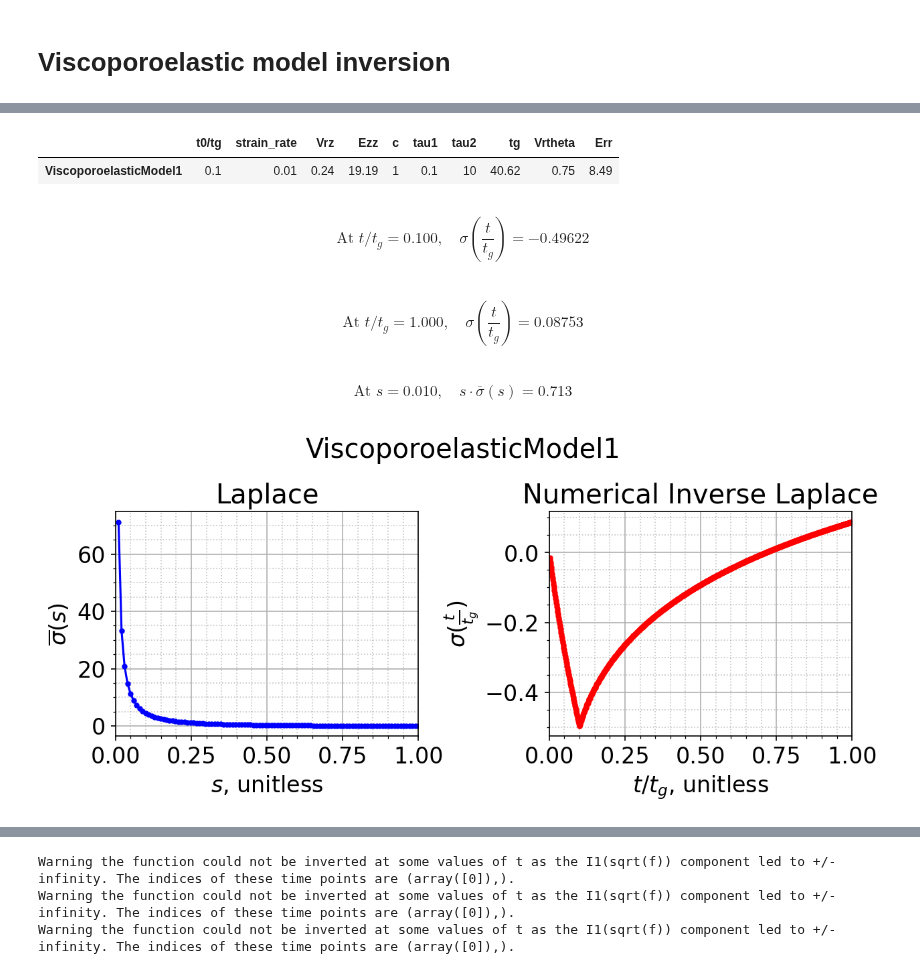
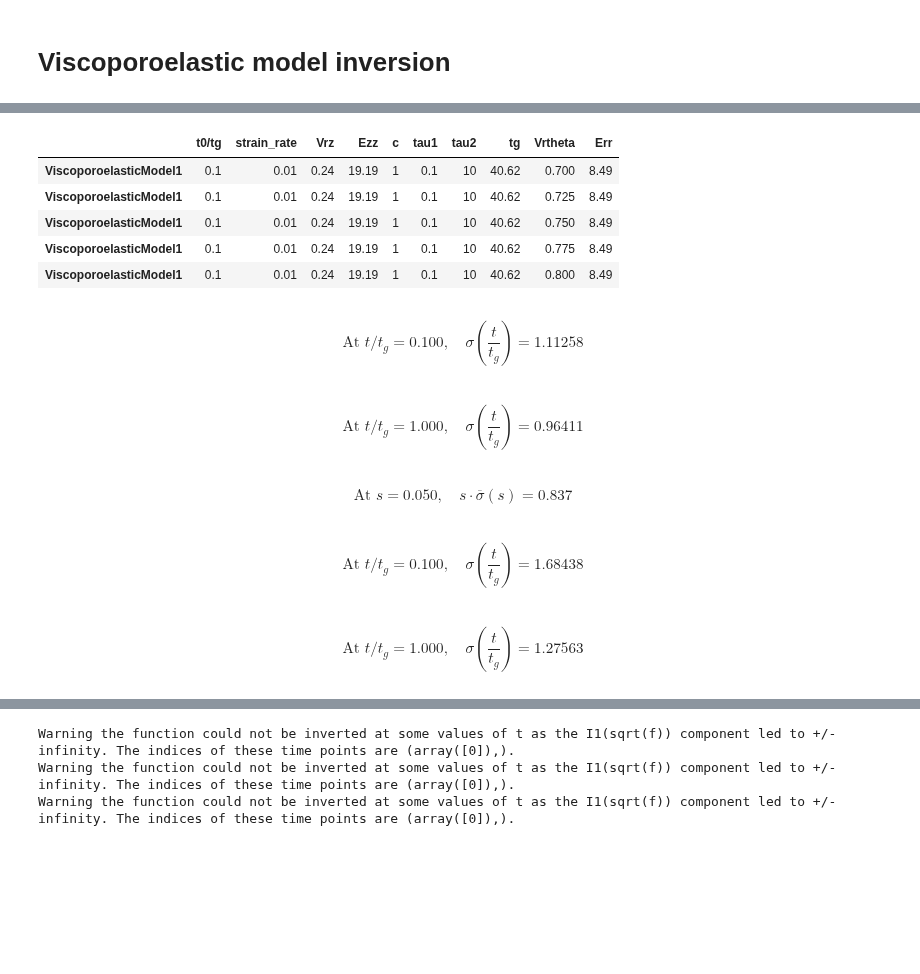
Before and after one commit to ryerrabelli/Yerrabelli-Spector-Poroelastic-Model-Code, a Jupyter notebook: src/ViscoporoelasticInversion.ipynb, the cells around one changed output, grey strips where cells are left out. Drawn from its saved outputs; the diff is of its cells as text; code cells hidden in the pictures; blank space fills up the shorter version.

```diff
--- a/src/ViscoporoelasticInversion.ipynb
+++ b/src/ViscoporoelasticInversion.ipynb
@@ -103,7 +103,7 @@ importlib.reload(viscoporoelastic_model)
 from viscoporoelastic_model import ViscoporoelasticModel1
 
 #warnings.simplefilter('error') # throws all warnings as errors
-#%pdb on
+%pdb on
 
 #@markdown Predefined constants
 ViscoporoelasticModel1.t0_tg = 0.1 #@param {type:"number"} ; # 10 percent
@@ -113,27 +113,35 @@ ViscoporoelasticModel1.strain_rate = 0.01 #@param {type:"number"} ; # 1 percent
 ViscoporoelasticModel1.Vrz = 0.24 #@param {type:"number"} ; # Not actually v, but greek nu (represents Poisson's ratio)
 ViscoporoelasticModel1.Ezz =   19.19 #@param {type:"number"} ; # Note- don't mix up Ezz with epszz
 
-vpe = ViscoporoelasticModel1()
 #@markdown Fitted parameters (to be determined by experimental fitting to the unknown material)
 ## Fitted parameters (to be determined by experimental fitting to
 # the unknown material)
-vpe.c =   1 #@param {type:"number"} ;
-vpe.tau1 =  0.1 #@param {type:"number"} ;  # units = sec
-vpe.tau2 =  10 #@param {type:"number"} ;  # units = sec
+c =   1 #@param {type:"number"} ;
+tau1 =  0.1 #@param {type:"number"} ;  # units = sec
+tau2 =  10 #@param {type:"number"} ;  # units = sec
 #tau = [tau1, tau2];
 #tau = [1 1];
-vpe.tg=40.62 #@param {type:"number"}; #in units of s   # for porosity_sp == 0.5
-vpe.Vrtheta =  0.75 #@param {type:"number"}; # Not actually v, but greek nu (represents Poisson's ratio)
-vpe.Err =  8.49 #@param {type:"number"};
+tg=40.62 #@param {type:"number"}; #in units of s   # for porosity_sp == 0.5
+Vrtheta =  0.75 #@param {type:"number"}; # Not actually v, but greek nu (represents Poisson's ratio)
+Err =  8.49 #@param {type:"number"};
 
-tg = vpe.tg
-t0_tg = vpe.t0_tg
+VPEs = [(ViscoporoelasticModel1(c=c,
+                               tau1=tau1,
+                               tau2=tau2,
+                               tg=tg,
+                               Vrtheta=Vrtheta,
+                               Err=Err), fr"$V_{{r\theta}}={Vrtheta}$")
+                              for Vrtheta in [0.7, 0.725, 0.75, 0.775, 0.8]]
+
+t0_tg = VPEs[0][0].t0_tg
 
 """
 func = []
+import copy
 func.append(vpe.laplace_value)
-vpe.Vrtheta =  0.7
-func.append(vpe.laplace_value)
+vpeB = copy.deepcopy(vpe)
+vpeB.Vrtheta =  0.7
+func.append(vpeB.laplace_value)
 """
 
 # inputting a value of time=0 doesn't error (just returns None/NaN), but takes longer (about 2x as much) on python; not really MATLAB though
@@ -141,29 +149,38 @@ func.append(vpe.laplace_value)
 plot_times = np.linspace(0.001, 1, num=1001, endpoint=True)*tg
 #input_times = np.concatenate((plot_times, np.array([5,10,20])*tg))
 input_times = plot_times
-func = vpe.laplace_value
+#func = vpe.laplace_value
+func = [vpe.laplace_value for vpe, label in VPEs]
+func_labels = [label for vpe, label in VPEs]
 func_name = {"t":r"$\sigma(\frac{t}{t_g})$", "s":r"$\overline{\sigma}(s)$"}
 x_names   = {"t":"$t/t_g$, unitless", "s":"$s$, unitless"}
-plot_s = np.linspace(0.01, 1, num=101, endpoint=True)
+plot_s = np.linspace(0.05, 1, num=96, endpoint=True)
 input_s = np.concatenate((plot_s, np.array([0.001])))
 
 
 plt.rc('font', size=16)  # default font size is 10
-fig, laplace_vals, inverted_vals_numerical, inverted_vals_analytical=plotting.plot_laplace_analysis(
+fig, laplace_vals_all, inverted_vals_numerical_all, inverted_vals_analytical_all=plotting.plot_laplace_analysis(
     func=func, func_name=func_name, x_names=x_names, input_s=input_s, plot_s=plot_s,
-    input_times=input_times, plot_times=plot_times, time_const=tg, model_name = vpe.get_model_name())
+    input_times=input_times, plot_times=plot_times, time_const=tg,
+    model_name = VPEs[0][0].get_model_name(), func_labels = func_labels)
 
+for vpe, label in VPEs:
+  df1 = pd.DataFrame({'Constant':vpe.get_predefined_constant_names(),'Value':vpe.get_predefined_constants()})
+  df2 = pd.DataFrame({'Fitted':vpe.get_fitted_parameter_names(),'Value':vpe.get_fitted_parameters()})
+  df3 = pd.DataFrame({'Value':vpe.get_predefined_constants()+vpe.get_fitted_parameters(),"Category":vpe.get_var_categories()}, index=vpe.get_predefined_constant_names()+vpe.get_fitted_parameter_names())
+  #display(df3)
 
-df1 = pd.DataFrame({'Constant':vpe.get_predefined_constant_names(),'Value':vpe.get_predefined_constants()})
-df2 = pd.DataFrame({'Fitted':vpe.get_fitted_parameter_names(),'Value':vpe.get_fitted_parameters()})
-df3 = pd.DataFrame({'Value':vpe.get_predefined_constants()+vpe.get_fitted_parameters(),"Category":vpe.get_var_categories()}, index=vpe.get_predefined_constant_names()+vpe.get_fitted_parameter_names())
-#display(df3)
-display(pd.DataFrame(vpe.get_all_names_and_vars(),index=[vpe.get_model_name()]))
+#df_params = pd.DataFrame(vpe.get_all_names_and_vars(),index=[vpe.get_model_name()])
+#df_params = pd.DataFrame([vpe.get_all_names_and_vars() for vpe, label in VPEs], index=[vpe.get_model_name() + "-" + label for vpe, label in VPEs])
+#df_params = pd.DataFrame([{**vpe.get_all_names_and_vars(), **{"lab":label}} for vpe, label in VPEs], index=[vpe.get_model_name() + "-" + label for vpe, label in VPEs])
+df_params = pd.DataFrame([vpe.get_all_names_and_vars() for vpe, label in VPEs], index=[vpe.get_model_name() for vpe, label in VPEs])
+display(df_params)
 
 #output = r"\sigma(\frac{t}{tg})=0.7793021503277179 \text{ at } t/tg=150"
 #display(IPython.display.Math(output))
 itemindex = np.abs(input_times/tg - t0_tg).argmin()
-display(IPython.display.Math(fr"\text{{At }} t/t_g={input_times[itemindex]/tg:.3f}, \quad {func_name['t'].replace('$','')}={inverted_vals_numerical[itemindex]:0.5f}"))
-display(IPython.display.Math(fr"\text{{At }} t/t_g={input_times[-1]/tg:.3f}, \quad {func_name['t'].replace('$','')}={inverted_vals_numerical[-1]:0.5f}"))
-display(IPython.display.Math(fr"\text{{At }} s={input_s[0]:.3f}, \quad s\cdot{func_name['s'].replace('$','')}={laplace_vals[0]*input_s[0]:0.3f}"))
+for laplace_vals, inverted_vals_numerical, inverted_vals_analytical in zip(laplace_vals_all, inverted_vals_numerical_all, inverted_vals_analytical_all):
+  display(IPython.display.Math(fr"\text{{At }} t/t_g={input_times[itemindex]/tg:.3f}, \quad {func_name['t'].replace('$','')}={inverted_vals_numerical[itemindex]:0.5f}"))
+  display(IPython.display.Math(fr"\text{{At }} t/t_g={input_times[-1]/tg:.3f}, \quad {func_name['t'].replace('$','')}={inverted_vals_numerical[-1]:0.5f}"))
+  display(IPython.display.Math(fr"\text{{At }} s={input_s[0]:.3f}, \quad s\cdot{func_name['s'].replace('$','')}={laplace_vals[0]*input_s[0]:0.3f}"))
 # %% [output]
@@ -172,6 +194,11 @@ It took 0.2355 sec to numerically invert laplace the func for 1001 input times.
 |  | t0/tg | strain_rate | Vrz | Ezz | c | tau1 | tau2 | tg | Vrtheta | Err |
-| ViscoporoelasticModel1 | 0.1 | 0.01 | 0.24 | 19.19 | 1 | 0.1 | 10 | 40.62 | 0.75 | 8.49 |
+| ViscoporoelasticModel1 | 0.1 | 0.01 | 0.24 | 19.19 | 1 | 0.1 | 10 | 40.62 | 0.700 | 8.49 |
+| ViscoporoelasticModel1 | 0.1 | 0.01 | 0.24 | 19.19 | 1 | 0.1 | 10 | 40.62 | 0.725 | 8.49 |
+| ViscoporoelasticModel1 | 0.1 | 0.01 | 0.24 | 19.19 | 1 | 0.1 | 10 | 40.62 | 0.750 | 8.49 |
+| ViscoporoelasticModel1 | 0.1 | 0.01 | 0.24 | 19.19 | 1 | 0.1 | 10 | 40.62 | 0.775 | 8.49 |
+| ViscoporoelasticModel1 | 0.1 | 0.01 | 0.24 | 19.19 | 1 | 0.1 | 10 | 40.62 | 0.800 | 8.49 |
-$$\text{At } t/t_g=0.100, \quad \sigma(\frac{t}{t_g})=-0.49622$$
+$$\text{At } t/t_g=0.100, \quad \sigma(\frac{t}{t_g})=1.11258$$
-$$\text{At } t/t_g=1.000, \quad \sigma(\frac{t}{t_g})=0.08753$$
+$$\text{At } t/t_g=1.000, \quad \sigma(\frac{t}{t_g})=0.96411$$
-$$\text{At } s=0.010, \quad s\cdot\overline{\sigma}(s)=0.713$$
+$$\text{At } s=0.050, \quad s\cdot\overline{\sigma}(s)=0.837$$
-[figure, removed]
+$$\text{At } t/t_g=0.100, \quad \sigma(\frac{t}{t_g})=1.68438$$
+$$\text{At } t/t_g=1.000, \quad \sigma(\frac{t}{t_g})=1.27563$$
```
Also changed, not shown: parts of 3 cells of this notebook, 6 other files.
